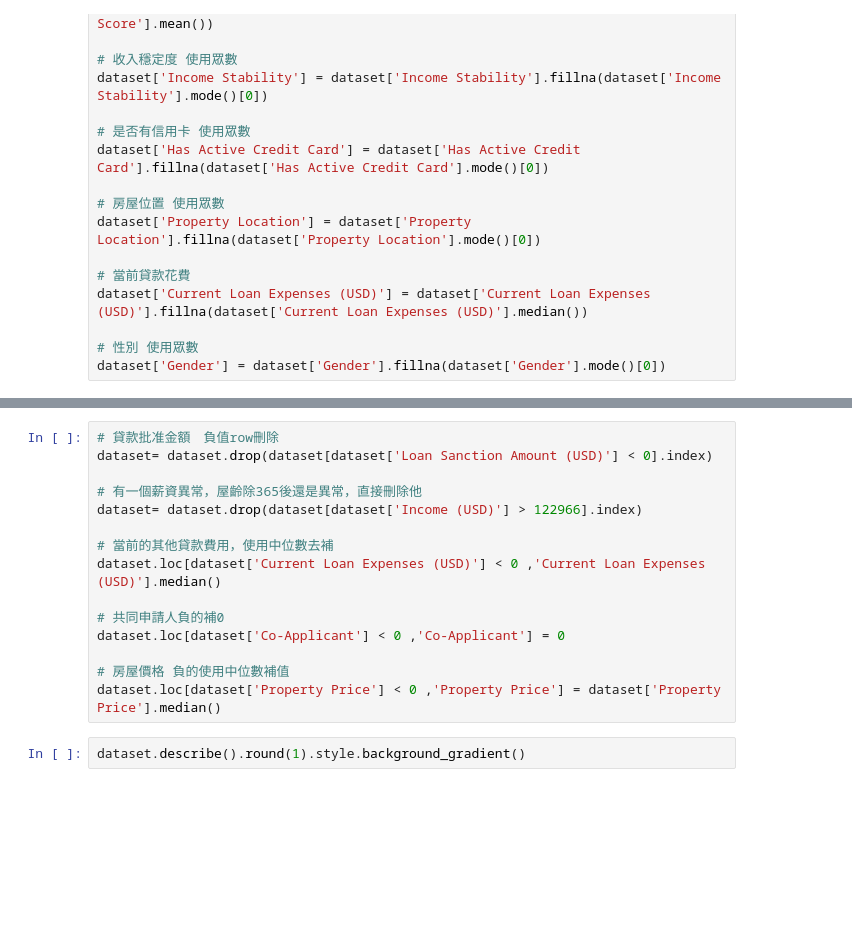
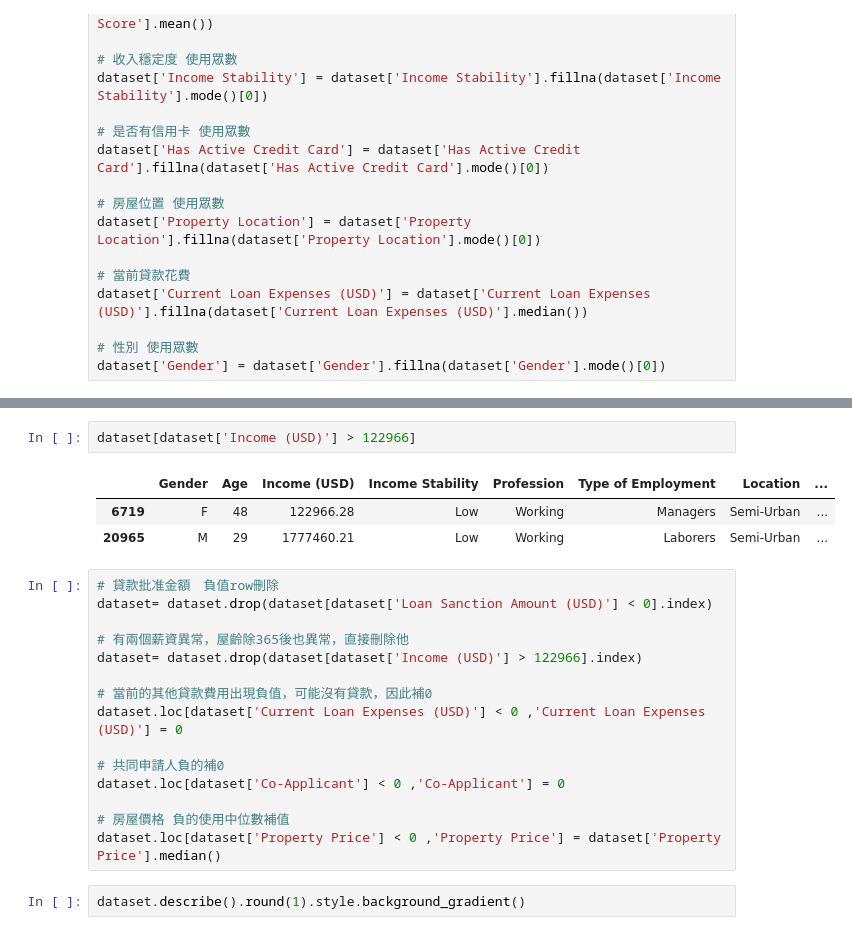
Before and after one commit to ALINYIWEN/Kaggle-Competitions, a Jupyter notebook: Loan Sanction Amount Predict.ipynb, the cells around one changed output, grey strips where cells are left out. Drawn from its saved outputs; the diff is of its cells as text; blank space fills up the shorter version.

```diff
--- a/Loan Sanction Amount Predict.ipynb
+++ b/Loan Sanction Amount Predict.ipynb
@@ -255,12 +255,18 @@ plt.tight_layout(h_pad=3)
+# %%
+dataset[dataset['Income (USD)'] > 122966]
+# %% [output]
+|  | Gender | Age | Income (USD) | Income Stability | Profession | Type of Employment | Location | ... |
+| 6719 | F | 48 | 122966.28 | Low | Working | Managers | Semi-Urban | ... |
+| 20965 | M | 29 | 1777460.21 | Low | Working | Laborers | Semi-Urban | ... |
 # %%
 # 貸款批准金額　負值row刪除
 dataset= dataset.drop(dataset[dataset['Loan Sanction Amount (USD)'] < 0].index)
 
-# 有一個薪資異常，屋齡除365後還是異常，直接刪除他
+# 有兩個薪資異常，屋齡除365後也異常，直接刪除他
 dataset= dataset.drop(dataset[dataset['Income (USD)'] > 122966].index)
 
-# 當前的其他貸款費用，使用中位數去補
-dataset.loc[dataset['Current Loan Expenses (USD)'] < 0 ,'Current Loan Expenses (USD)'].median()
+# 當前的其他貸款費用出現負值，可能沒有貸款，因此補0
+dataset.loc[dataset['Current Loan Expenses (USD)'] < 0 ,'Current Loan Expenses (USD)'] = 0
 
 # 共同申請人負的補0
 dataset.loc[dataset['Co-Applicant'] < 0 ,'Co-Applicant'] = 0
```
Also changed, not shown: parts of 4 cells of this notebook.
